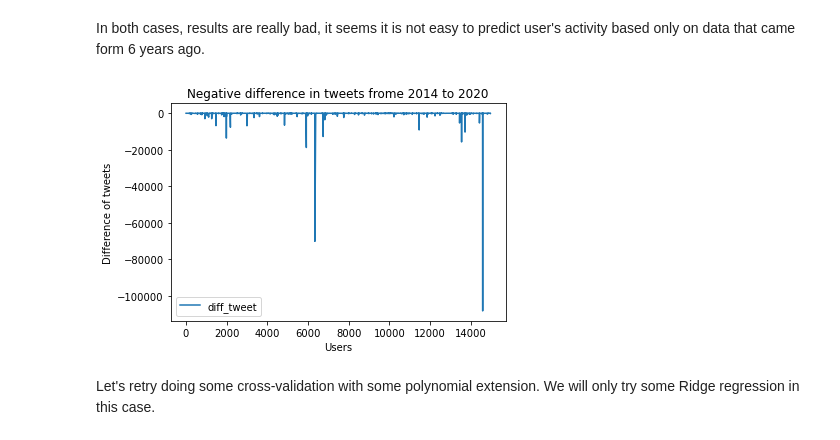
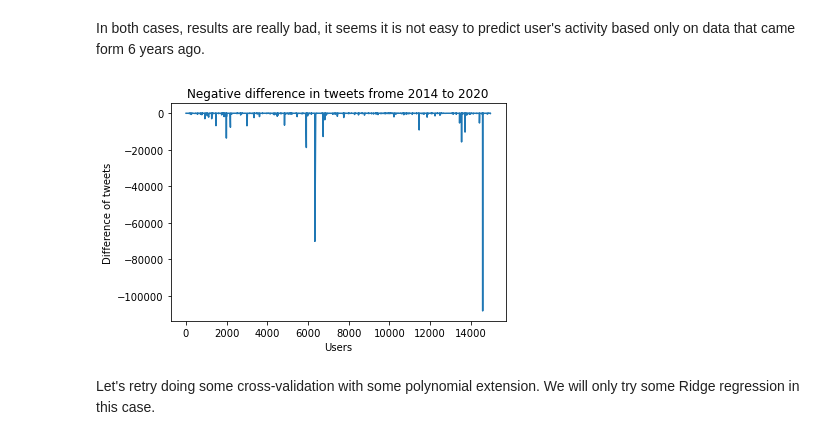
Before and after one commit to epfl-ada/ada-2020-project-milestone-p3-p3_kali, a Jupyter notebook: P4.ipynb, the cells around one changed output. Cells and saved outputs as stored; diff of their text form; code cells hidden in the pictures.

```diff
--- a/P4.ipynb
+++ b/P4.ipynb
@@ -411,13 +411,12 @@ plt.savefig('gbrpred.png')
 In both cases, results are really bad, it seems it is not easy to predict user's activity based only on data that came form 6 years ago.
 # %%
 active_users[active_users['diff_tweet'] < 0]['diff_tweet'].plot()
-plt.legend()
 plt.title('Negative difference in tweets frome 2014 to 2020')
 plt.xlabel('Users')
 plt.ylabel('Difference of tweets')
 plt.savefig('DiffTweets.png')
 # %% [output]
-[figure, old version]
+[figure, new version]
 # %%
 positive_tweets = active_users[active_users['diff_tweet'] >= 0]
 # %%
```
Also changed, not shown: parts of 1 cell of this notebook, 2 other files.
